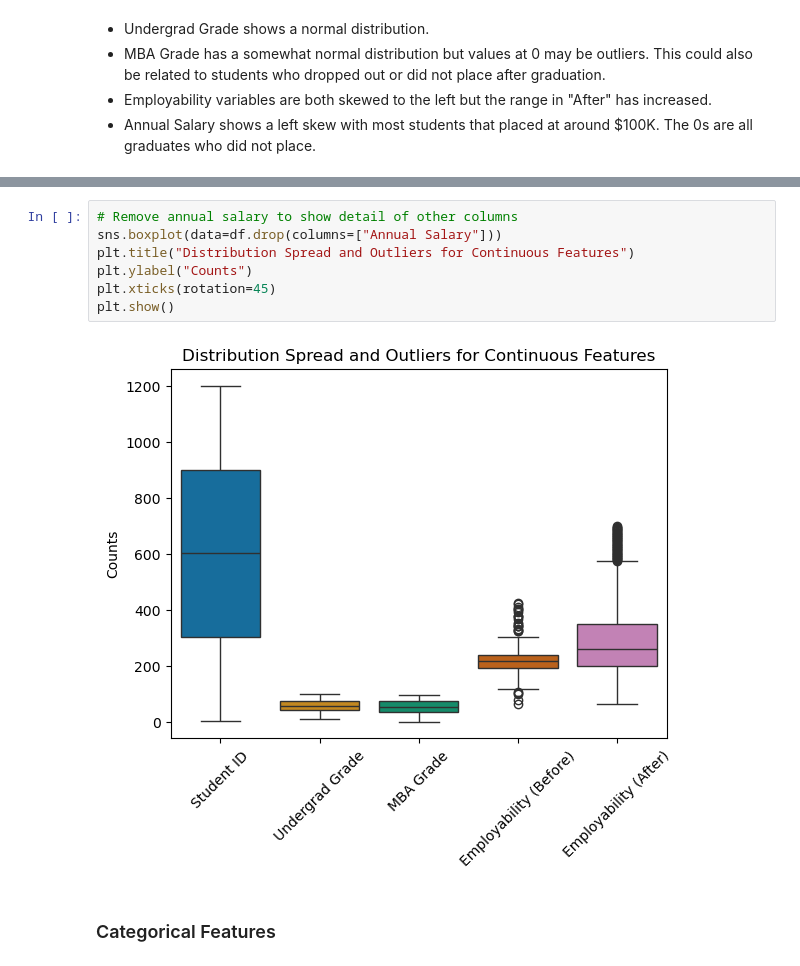
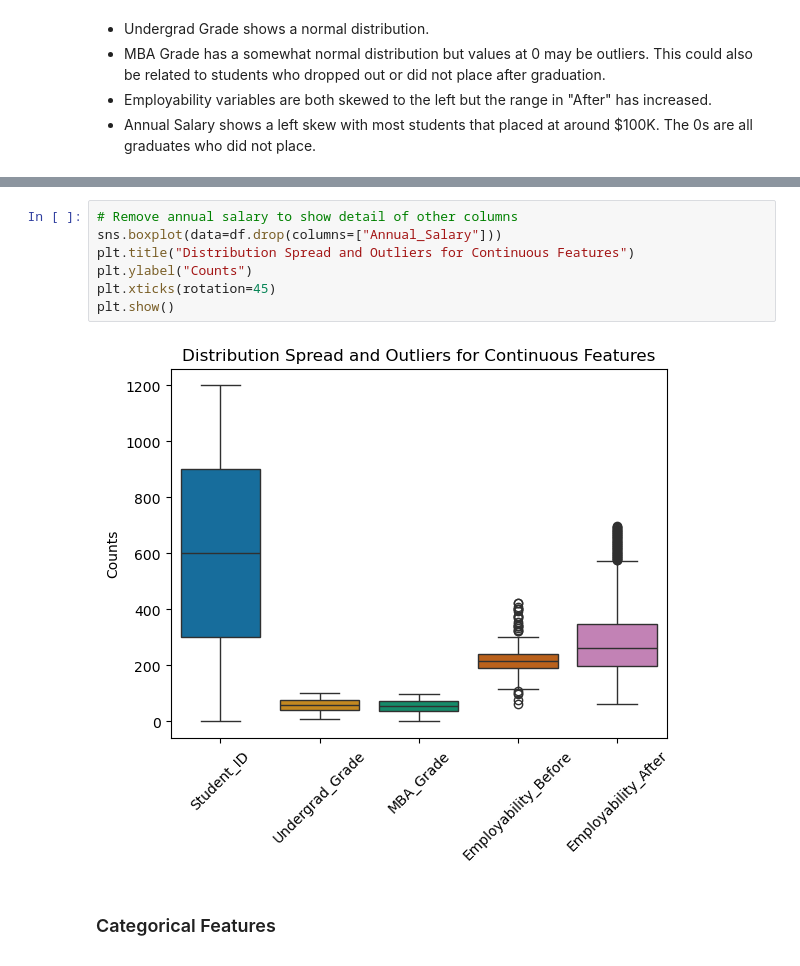
Before and after one commit to junclemente/ads505-FinalProject, a Jupyter notebook: eda/univariate_analaysis.ipynb, the cells around one changed output, grey strips where cells are left out. Saved outputs shown, nothing was run; the diff lists cells and outputs as text.

Commit message:
Update code with new column labels

```diff
--- a/eda/univariate_analaysis.ipynb
+++ b/eda/univariate_analaysis.ipynb
@@ -60,12 +60,12 @@ plt.show()
 # %%
 # Remove annual salary to show detail of other columns
-sns.boxplot(data=df.drop(columns=["Annual Salary"]))
+sns.boxplot(data=df.drop(columns=["Annual_Salary"]))
 plt.title("Distribution Spread and Outliers for Continuous Features")
 plt.ylabel("Counts")
 plt.xticks(rotation=45)
 plt.show()
 # %% [output]
-[figure, old version]
+[figure, new version]
 # %% [markdown]
 ### Categorical Features
 # %%
```
Also changed, not shown: parts of 6 cells of this notebook.
